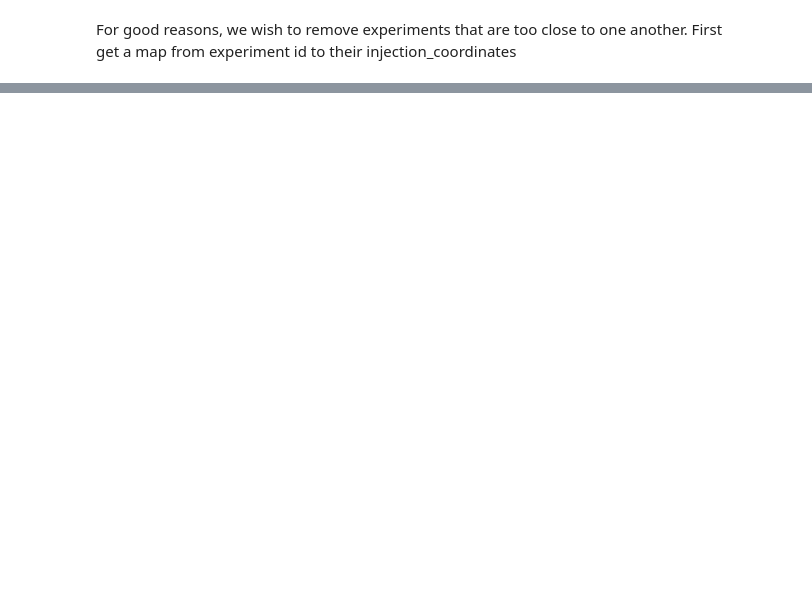
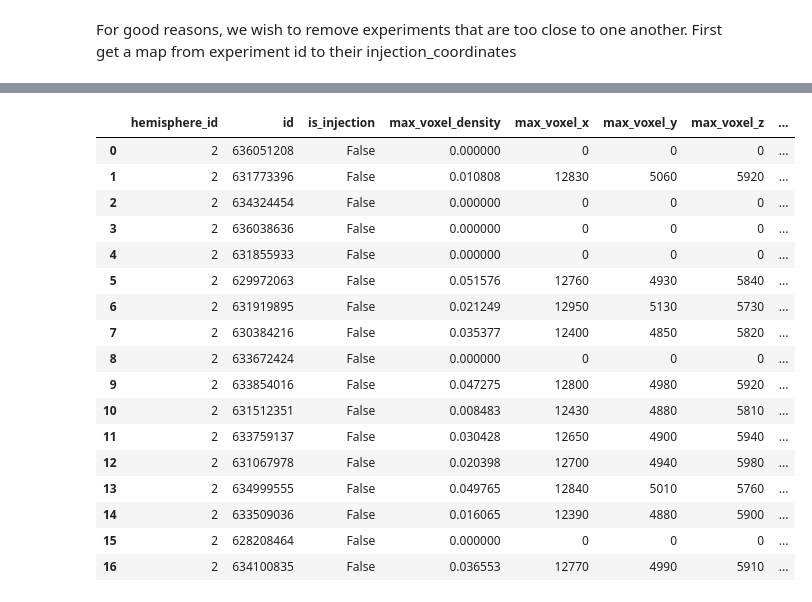
Before and after one commit to Davidnh8/MouseBrain, a Jupyter notebook: AllenMouse_restructured.ipynb, the cells around one changed output, grey strips where cells are left out. Saved outputs shown, nothing was run; the diff lists cells and outputs as text; code cells hidden in the pictures; blank space fills up the shorter version.

```diff
--- a/AllenMouse_restructured.ipynb
+++ b/AllenMouse_restructured.ipynb
@@ -212,7 +222,6 @@ for i in range(len(acronym)):
     acronym_to_name[a]=c
     id_to_name[b]=c
     id_to_idpath[b]=d
-    id_to_injcoordinates=
 # %% [markdown]
 ### structure volumes
 
@@ -596,0 +665,32 @@ for index,row in projection_structures.iterrows():
+# %%
+sinj=structure_tree.get_structures_by_acronym(['SCm'])[0]
+# %%
+sinj_experiments=mcc.get_experiments(cre=None,
+                                         injection_structure_ids=[sinj['id']])
+# %%
+unionizes=mcc.get_structure_unionizes([ep['id'] for ep in sinj_experiments],
+                                         is_injection=False,
+                                         structure_ids=[acronym_to_id['AP']],
+                                         include_descendants=False,
+                                         hemisphere_ids=[2])
+# %%
+unionizes
+# %% [output]
+|  | hemisphere_id | id | is_injection | max_voxel_density | max_voxel_x | max_voxel_y | max_voxel_z | ... |
+| 0 | 2 | 636051208 | False | 0.000000 | 0 | 0 | 0 | ... |
+| 1 | 2 | 631773396 | False | 0.010808 | 12830 | 5060 | 5920 | ... |
+| 2 | 2 | 634324454 | False | 0.000000 | 0 | 0 | 0 | ... |
+| 3 | 2 | 636038636 | False | 0.000000 | 0 | 0 | 0 | ... |
+| 4 | 2 | 631855933 | False | 0.000000 | 0 | 0 | 0 | ... |
+| 5 | 2 | 629972063 | False | 0.051576 | 12760 | 4930 | 5840 | ... |
+| 6 | 2 | 631919895 | False | 0.021249 | 12950 | 5130 | 5730 | ... |
+| 7 | 2 | 630384216 | False | 0.035377 | 12400 | 4850 | 5820 | ... |
+| 8 | 2 | 633672424 | False | 0.000000 | 0 | 0 | 0 | ... |
+| 9 | 2 | 633854016 | False | 0.047275 | 12800 | 4980 | 5920 | ... |
+| 10 | 2 | 631512351 | False | 0.008483 | 12430 | 4880 | 5810 | ... |
+| 11 | 2 | 633759137 | False | 0.030428 | 12650 | 4900 | 5940 | ... |
+| 12 | 2 | 631067978 | False | 0.020398 | 12700 | 4940 | 5980 | ... |
+| 13 | 2 | 634999555 | False | 0.049765 | 12840 | 5010 | 5760 | ... |
+| 14 | 2 | 633509036 | False | 0.016065 | 12390 | 4880 | 5900 | ... |
+| 15 | 2 | 628208464 | False | 0.000000 | 0 | 0 | 0 | ... |
+| 16 | 2 | 634100835 | False | 0.036553 | 12770 | 4990 | 5910 | ... |
```
Also changed, not shown: parts of 192 cells of this notebook, 1 other file.
